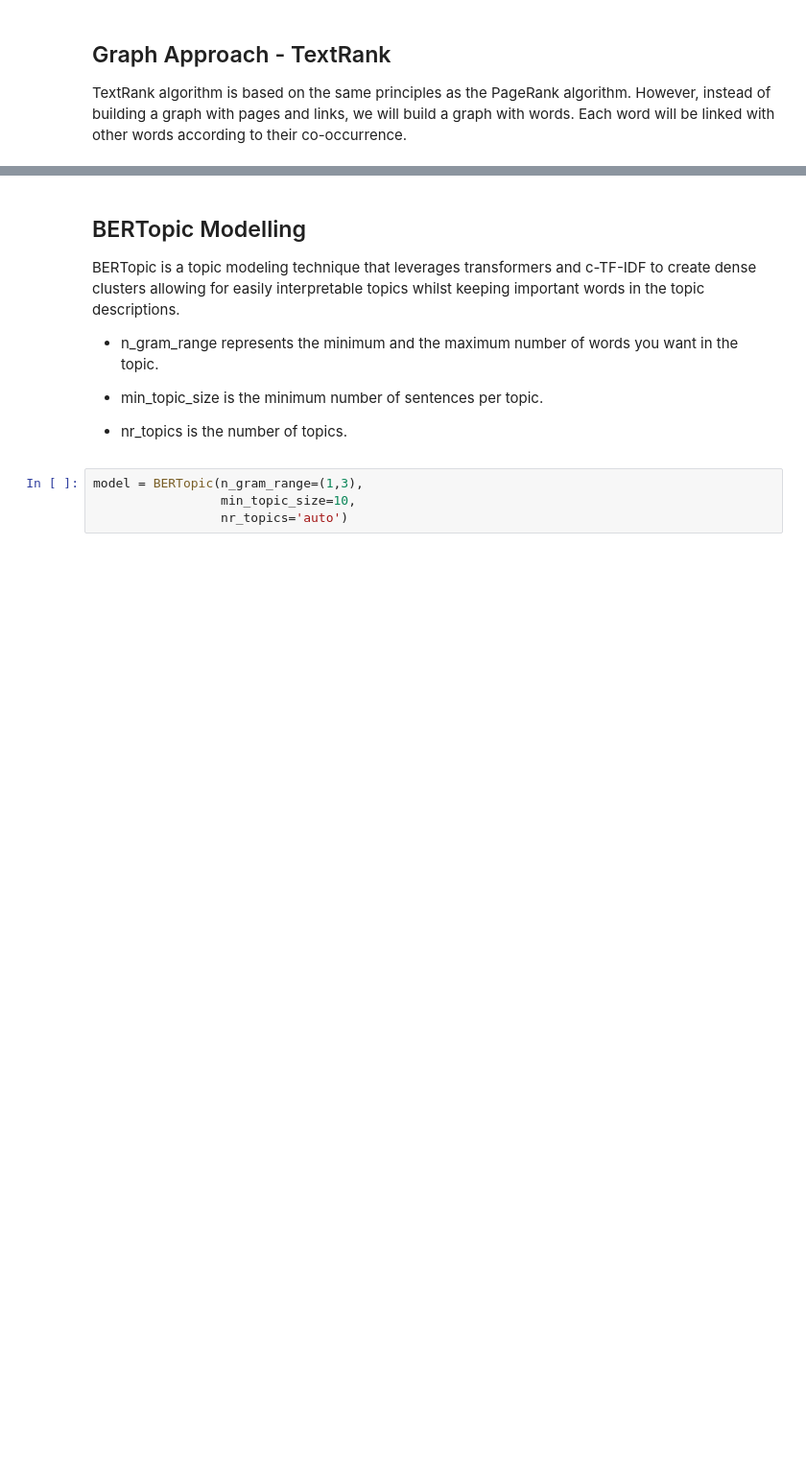
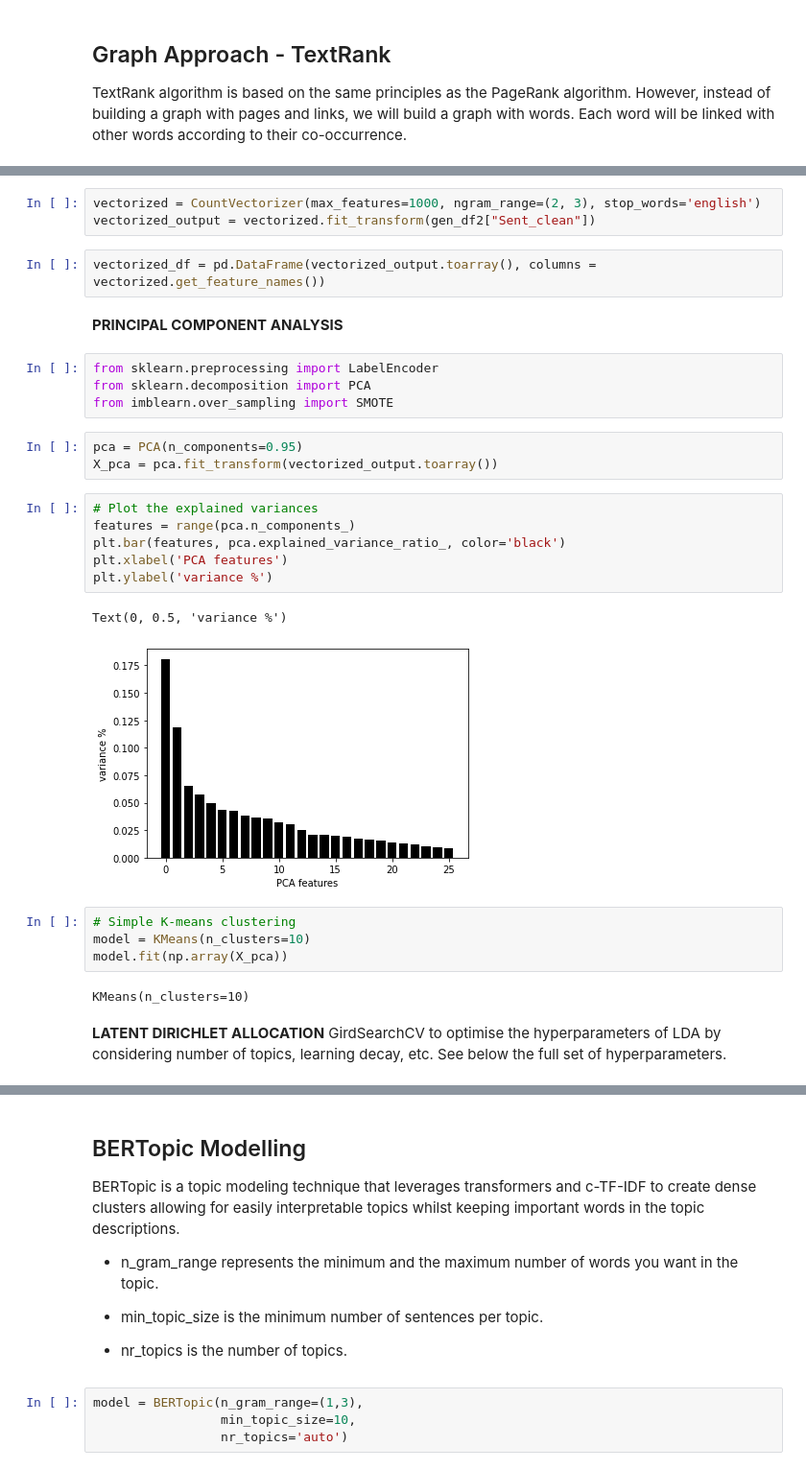
Before and after one commit to michaelmml/NLP-Information-Extraction, a Jupyter notebook: BERTopicModelling.ipynb, the cells around one changed output, grey strips where cells are left out. Shown at 96% size. Drawn from its saved outputs; the diff is of its cells as text; blank space fills up the shorter version.

```diff
--- a/BERTopicModelling.ipynb
+++ b/BERTopicModelling.ipynb
@@ -418,0 +441,31 @@ TextRank algorithm is based on the same principles as the PageRank algorithm. Ho
+# %%
+vectorized = CountVectorizer(max_features=1000, ngram_range=(2, 3), stop_words='english')
+vectorized_output = vectorized.fit_transform(gen_df2["Sent_clean"])
+# %%
+vectorized_df = pd.DataFrame(vectorized_output.toarray(), columns = vectorized.get_feature_names())
+# %% [markdown]
+**PRINCIPAL COMPONENT ANALYSIS**
+# %%
+from sklearn.preprocessing import LabelEncoder
+from sklearn.decomposition import PCA
+from imblearn.over_sampling import SMOTE
+# %%
+pca = PCA(n_components=0.95)
+X_pca = pca.fit_transform(vectorized_output.toarray())
+# %%
+# Plot the explained variances
+features = range(pca.n_components_)
+plt.bar(features, pca.explained_variance_ratio_, color='black')
+plt.xlabel('PCA features')
+plt.ylabel('variance %')
+# %% [output]
+Text(0, 0.5, 'variance %')
+[figure, added]
+# %%
+# Simple K-means clustering
+model = KMeans(n_clusters=10)
+model.fit(np.array(X_pca))
+# %% [output]
+KMeans(n_clusters=10)
+# %% [markdown]
+**LATENT DIRICHLET ALLOCATION** GirdSearchCV to optimise the hyperparameters of LDA by considering number of topics, learning decay, etc. See below the full set of hyperparameters.
```
Also changed, not shown: parts of 33 cells of this notebook.
